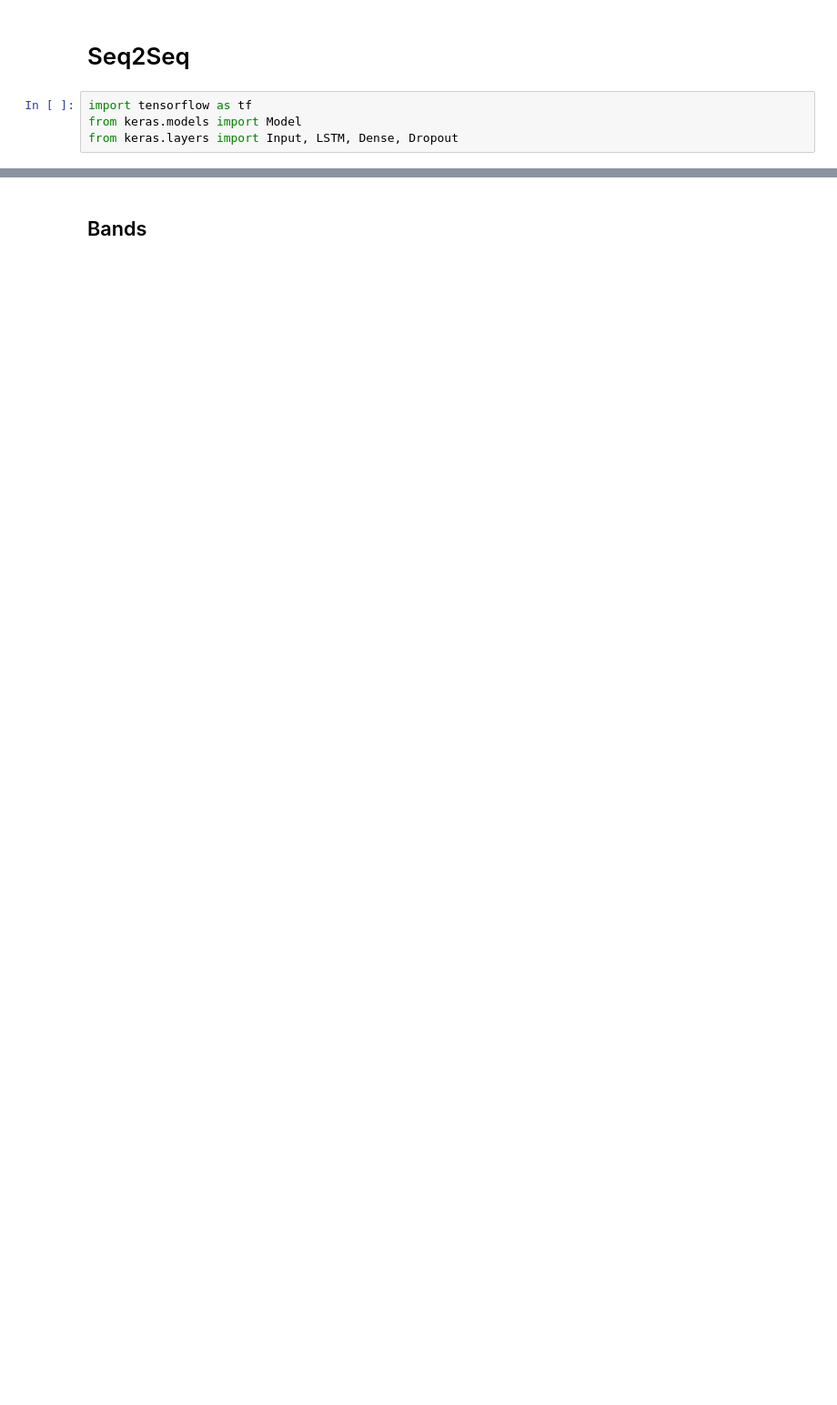
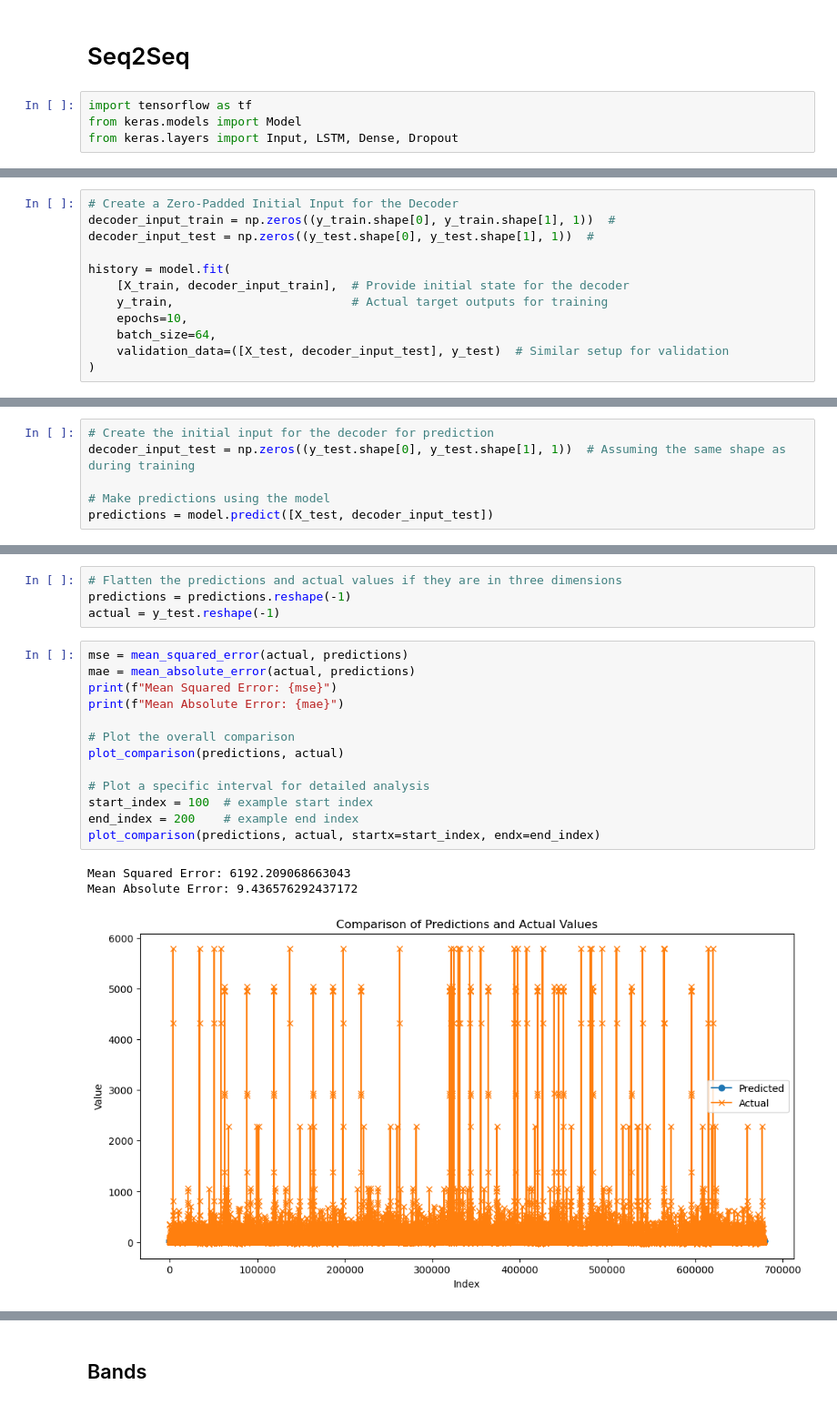
Before and after one commit to les-g-a/FinalProject_1.C01, a Jupyter notebook: DAMvsRTMLSTM.ipynb, the cells around one changed output, grey strips where cells are left out. Shown at 91% size. Drawn from its saved outputs; the diff is of its cells as text; blank space fills up the shorter version.

```diff
--- a/DAMvsRTMLSTM.ipynb
+++ b/DAMvsRTMLSTM.ipynb
@@ -559,0 +701,12 @@ plot_comparison(y_pred, y_test, startx=1700, endx=2000, starty=-10, endy=200)
+# %%
+# Create a Zero-Padded Initial Input for the Decoder
+decoder_input_train = np.zeros((y_train.shape[0], y_train.shape[1], 1))  #
+decoder_input_test = np.zeros((y_test.shape[0], y_test.shape[1], 1))  #
+
+history = model.fit(
+    [X_train, decoder_input_train],  # Provide initial state for the decoder
+    y_train,                         # Actual target outputs for training
+    epochs=10,
+    batch_size=64,
+    validation_data=([X_test, decoder_input_test], y_test)  # Similar setup for validation
+)
@@ -559,0 +734,6 @@ plot_comparison(y_pred, y_test, startx=1700, endx=2000, starty=-10, endy=200)
+# %%
+# Create the initial input for the decoder for prediction
+decoder_input_test = np.zeros((y_test.shape[0], y_test.shape[1], 1))  # Assuming the same shape as during training
+
+# Make predictions using the model
+predictions = model.predict([X_test, decoder_input_test])
@@ -559,0 +742,21 @@ plot_comparison(y_pred, y_test, startx=1700, endx=2000, starty=-10, endy=200)
+# %%
+# Flatten the predictions and actual values if they are in three dimensions
+predictions = predictions.reshape(-1)
+actual = y_test.reshape(-1)
+# %%
+mse = mean_squared_error(actual, predictions)
+mae = mean_absolute_error(actual, predictions)
+print(f"Mean Squared Error: {mse}")
+print(f"Mean Absolute Error: {mae}")
+
+# Plot the overall comparison
+plot_comparison(predictions, actual)
+
+# Plot a specific interval for detailed analysis
+start_index = 100  # example start index
+end_index = 200    # example end index
+plot_comparison(predictions, actual, startx=start_index, endx=end_index)
+# %% [output]
+Mean Squared Error: 6192.209068663043
+Mean Absolute Error: 9.436576292437172
+[figure, added]
```
Also changed, not shown: parts of 39 cells of this notebook, 1 other file.
